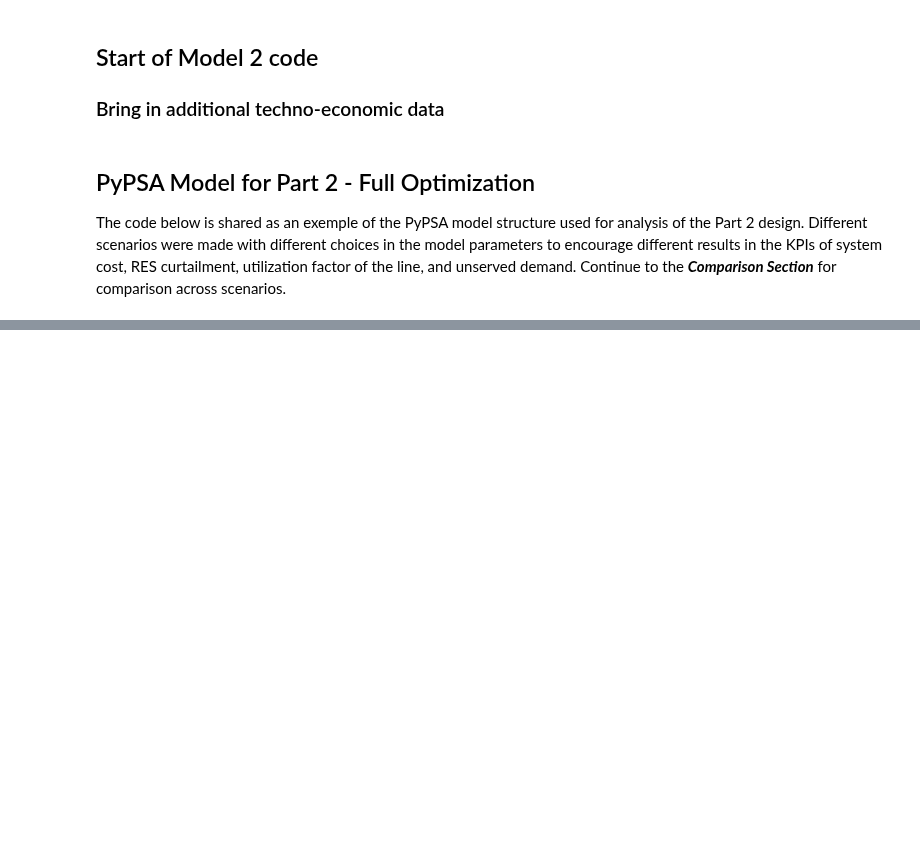
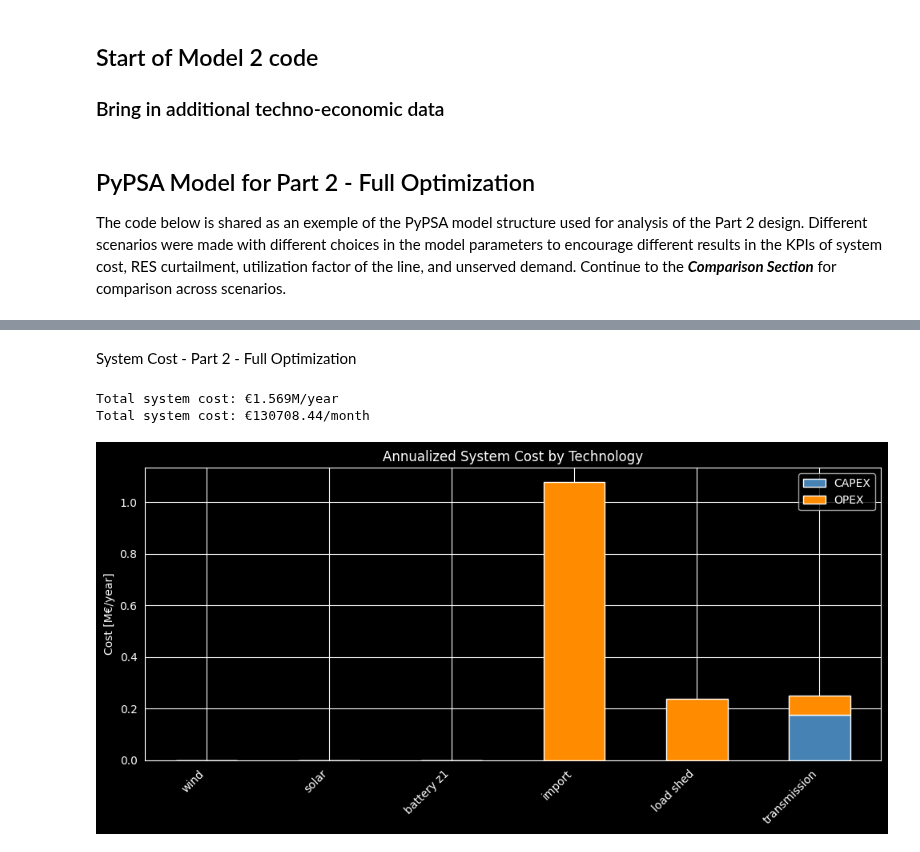
Before and after one commit to karivero/esi_final_repo, a Jupyter notebook: final_esi/ESI_Assignment/part2_full_opt.ipynb, the cells around one changed output, grey strips where cells are left out. Cells and saved outputs as stored; diff of their text form; code cells hidden in the pictures; blank space fills up the shorter version.

```diff
--- a/final_esi/ESI_Assignment/part2_full_opt.ipynb
+++ b/final_esi/ESI_Assignment/part2_full_opt.ipynb
@@ -697,6 +697,7 @@ n.add(
     p_max_pu=max_charge_pu,    # max discharge capacity = 50% of p_nom
     p_min_pu=-max_charge_pu,   # max charge capacity = 50% of p_nom (note: negative = charging)
     # e_nom_extendable=True, # allowing capacity to increase in MWh
+    state_of_charge_initial=0.5 * p_nom_guess * max_hours_bat,
     cyclic_state_of_charge=True, #The battery’s state of charge at the end of the simulation equals its starting state. Ensures no net energy accumulation over the optimization horizon. Important for representing a full year or cyclic operation
 )
 
@@ -979,0 +969,69 @@ Name: p_nom_opt, dtype: float64
+# %% [markdown]
+System Cost - Part 2 - Full Optimization
+# %%
+# ── Optimized capacities ─────────────────────────────
+opt_wind_mw = n.generators.p_nom_opt.get("wind_zone1", 0)
+opt_solar_mw = n.generators.p_nom_opt.get("solar_zone1", 0)
+opt_battery_z1_mw = n.storage_units.p_nom_opt.get("battery storage zone 1", 0)
+
+opt_transmission_mw = n.links.p_nom_opt.get("zone1-zone2", 0)
+
+# ── Energy usage ─────────────────────────────────────
+opt_import_mwh = n.generators_t.p.get("import", pd.Series(dtype=float)).sum()
+opt_loadshed_mwh = n.generators_t.p.get("load shedding", pd.Series(dtype=float)).sum()
+
+# ── Cost reconstruction ─────────────────────────────
+cost_data = {
+    "wind": {
+        "CAPEX": annualized_capex_wind * opt_wind_mw,
+        "OPEX":  annualized_opex_wind  * opt_wind_mw,
+    },
+    "solar": {
+        "CAPEX": annualized_capex_solar * opt_solar_mw,
+        "OPEX":  annualized_opex_solar  * opt_solar_mw,
+    },
+    "battery z1": {
+        "CAPEX": annualized_capex_battery * opt_battery_z1_mw,
+        "OPEX":  annualized_opex_battery  * opt_battery_z1_mw,
+    },
+    "import": {
+        "CAPEX": 0,
+        "OPEX":  Operational_cost_electricity_import_cost * opt_import_mwh,
+    },
+    "load shed": {
+        "CAPEX": 0,
+        "OPEX":  Operational_cost_lost_load_penalty * opt_loadshed_mwh,
+    },
+    "transmission": {
+        "CAPEX": annualized_capex_transmission * opt_transmission_mw,
+        "OPEX":  annualized_opex_transmission  * opt_transmission_mw,
+    },
+}
+
+cost_df = pd.DataFrame(cost_data).T.div(1e6)  # M€
+
+# ── Outputs ─────────────────────────────────────────
+total_annual_cost = cost_df["CAPEX"].sum() + cost_df["OPEX"].sum()
+total_monthly_cost = total_annual_cost * 1e6 / 12
+
+print(f"Total system cost: €{total_annual_cost:.3f}M/year")
+print(f"Total system cost: €{total_monthly_cost:.2f}/month")
+
+# ── Plot ────────────────────────────────────────────
+fig, ax = plt.subplots(figsize=(10, 5))
+cost_df[["CAPEX", "OPEX"]].plot(
+    kind="bar",
+    stacked=True,
+    ax=ax,
+    color=["steelblue", "darkorange"],
+)
+
+ax.set_ylabel("Cost [M€/year]")
+ax.set_title("Annualized System Cost by Technology")
+plt.xticks(rotation=45, ha="right")
+plt.tight_layout()
+plt.show()
+# %% [output]
+Total system cost: €1.569M/year
+Total system cost: €130708.44/month
+[figure, added]
```
Also changed, not shown: parts of 2 cells of this notebook, 9 other files.
